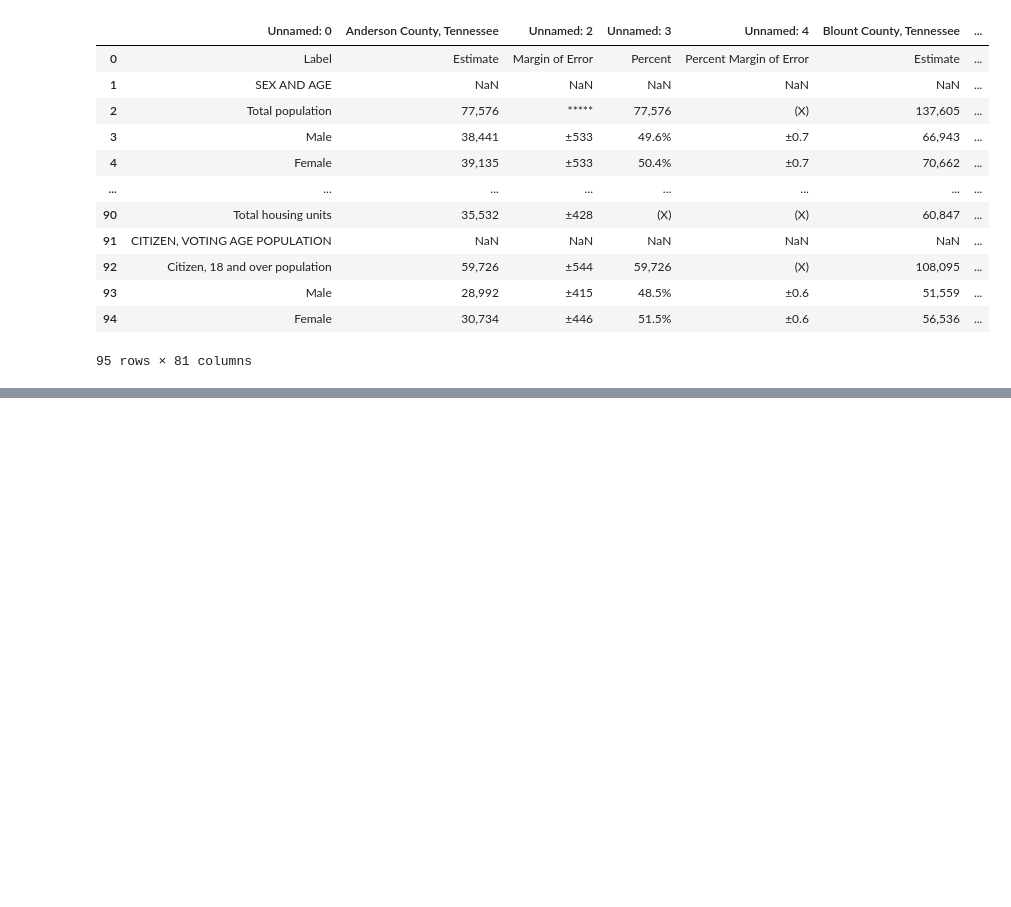
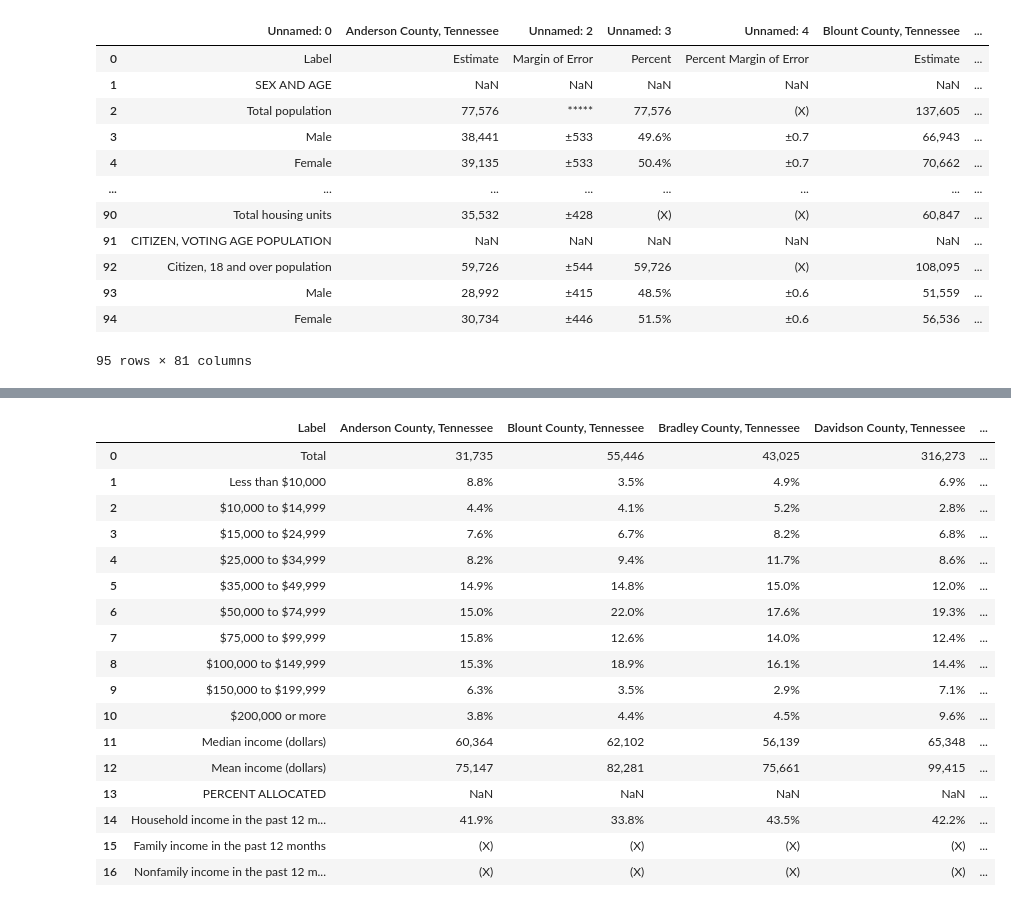
Before and after one commit to scost46/TN_Obesity_Analysis_Capstone, a Jupyter notebook: notebooks/TN_census_notebook.ipynb, the cells around one changed output, grey strips where cells are left out. Drawn from its saved outputs; the diff is of its cells as text; code cells hidden in the pictures; blank space fills up the shorter version.

```diff
--- a/notebooks/TN_census_notebook.ipynb
+++ b/notebooks/TN_census_notebook.ipynb
@@ -46,3 +45,6 @@ TN_demo
 | 93 | Male | 28,992 | ±415 | 48.5% | ±0.6 | 51,559 | ... |
 | 94 | Female | 30,734 | ±446 | 51.5% | ±0.6 | 56,536 | ... |
 95 rows × 81 columns
+# %%
+income_df_clean = income_df.loc[:, ~income_df.columns.str.startswith('Unnamed') | (income_df.columns == 'Unnamed: 0')]
+income_df_clean
@@ -48,0 +116,3 @@ TN_demo
+# %%
+income_df_clean = income_df_clean.rename(columns={'Unnamed: 0': 'Label'})
+income_df_clean
@@ -48,0 +137,22 @@ TN_demo
+# %%
+new_income_df = income_df_clean.iloc[2:].reset_index(drop=True)
+new_income_df
+# %% [output]
+|  | Label | Anderson County, Tennessee | Blount County, Tennessee | Bradley County, Tennessee | Davidson County, Tennessee | ... |
+| 0 | Total | 31,735 | 55,446 | 43,025 | 316,273 | ... |
+| 1 | Less than $10,000 | 8.8% | 3.5% | 4.9% | 6.9% | ... |
+| 2 | $10,000 to $14,999 | 4.4% | 4.1% | 5.2% | 2.8% | ... |
+| 3 | $15,000 to $24,999 | 7.6% | 6.7% | 8.2% | 6.8% | ... |
+| 4 | $25,000 to $34,999 | 8.2% | 9.4% | 11.7% | 8.6% | ... |
+| 5 | $35,000 to $49,999 | 14.9% | 14.8% | 15.0% | 12.0% | ... |
+| 6 | $50,000 to $74,999 | 15.0% | 22.0% | 17.6% | 19.3% | ... |
+| 7 | $75,000 to $99,999 | 15.8% | 12.6% | 14.0% | 12.4% | ... |
+| 8 | $100,000 to $149,999 | 15.3% | 18.9% | 16.1% | 14.4% | ... |
+| 9 | $150,000 to $199,999 | 6.3% | 3.5% | 2.9% | 7.1% | ... |
+| 10 | $200,000 or more | 3.8% | 4.4% | 4.5% | 9.6% | ... |
+| 11 | Median income (dollars) | 60,364 | 62,102 | 56,139 | 65,348 | ... |
+| 12 | Mean income (dollars) | 75,147 | 82,281 | 75,661 | 99,415 | ... |
+| 13 | PERCENT ALLOCATED | NaN | NaN | NaN | NaN | ... |
+| 14 | Household income in the past 12 m... | 41.9% | 33.8% | 43.5% | 42.2% | ... |
+| 15 | Family income in the past 12 months | (X) | (X) | (X) | (X) | ... |
+| 16 | Nonfamily income in the past 12 m... | (X) | (X) | (X) | (X) | ... |
```
Also changed, not shown: parts of 6 cells of this notebook.
